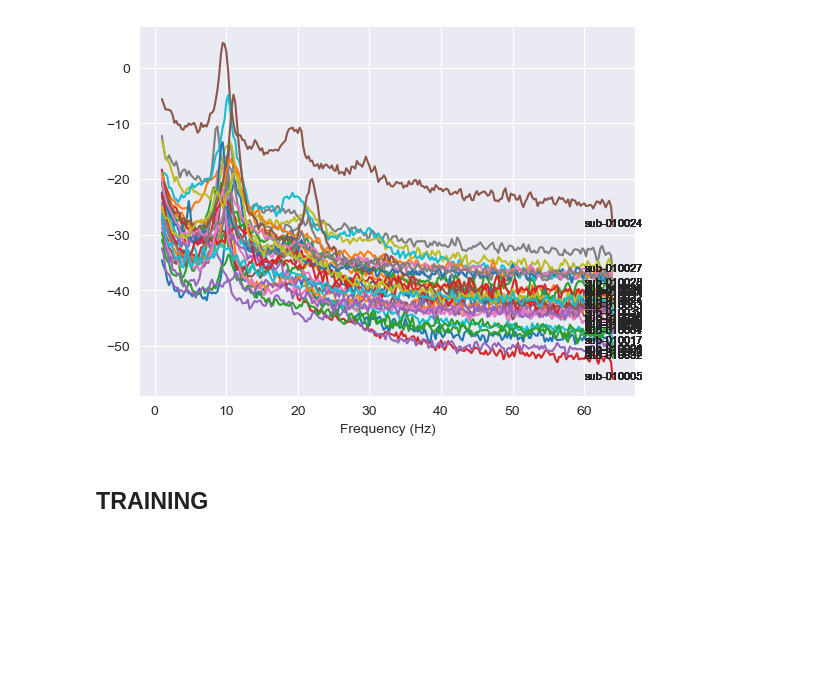
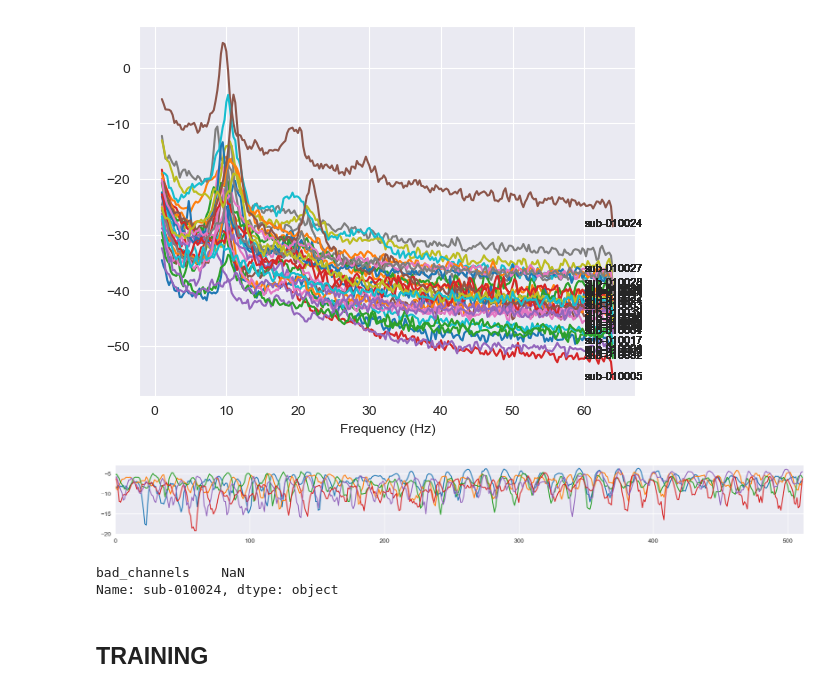
Before and after one commit to Yeganehfrh/EEGModalNet, a Jupyter notebook: notebooks/Debug.ipynb, the cells around one changed output. Saved outputs shown, nothing was run; the diff lists cells and outputs as text; code cells hidden in the pictures; blank space fills up the shorter version.

Commit message:
inspect channels quality and make sure what we include in the trainin is not excluded in the LEMON preprocessed dataset

```diff
--- a/notebooks/Debug.ipynb
+++ b/notebooks/Debug.ipynb
@@ -156,7 +156,7 @@ def plot_psd4subjects_channel(xarray, n_subjects=20, ch_list=['O1'], fmin=1, fma
             plt.text(60, psd[i, -1], sub_ids[i], fontsize=8)
         plt.xlabel('Frequency (Hz)')
 
-def plot_raw4subject_channel(xarray, sub=0, chann_list=['O1'], start=0, filter=True, filter_range=[1, 60]):
+def plot_raw4subject_channel(xarray, sub, chann_list=['O1'], start=0, filter=True, filter_range=[1, 60]):
     if isinstance(sub, int):
         x = xarray.sel(subject=xarray.subject[sub]).to_numpy()
     else:
@@ -231,6 +231,7 @@ else:
     # data
     data_path = 'data/LEMON_data/eeg_EC_BaseCorr_Norm_Clamp_with_pos.nc5'
     xarray = xr.open_dataarray(data_path, engine='h5netcdf')
+    sub_ids = xarray.subject[:n_subject].to_numpy()
 
     x = xarray.sel(subject=xarray.subject[:n_subject]).to_numpy()
     # ch_list = ['Fp1', 'Fp2', 'F3', 'F4', 'C3', 'C4', 'P3', 'P4', 'O1', 'O2', 'Fz', 'Cz', 'Pz', 'Oz', 'F7', 'F8']
@@ -249,6 +250,19 @@ plot_psd4subjects_channel(xarray, n_subjects=30, ch_list=[channel], fmin=1, fmax
 Effective window size : 4.000 (s)
 (30, 253)
 [figure]
+# %%
+# inspect the data with deviant channel in time domain
+sub_id = 'sub-010024'
+plot_raw4subject_channel(xarray, sub=sub_id, chann_list=['Oz'], start=50, filter=False, filter_range=[1, 60])
+# %% [output]
+[figure, added]
+# %%
+# check if this specific channel is excluded in LEMON preprocessed dataset
+excluded_chs = pd.read_csv('data/LEMON_data/excluded_channels_ec.csv', index_col=0)
+excluded_chs.loc[sub_id]
+# %% [output]
+bad_channels    NaN
+Name: sub-010024, dtype: object
 # %% [markdown]
 ## TRAINING
 # %%
```
